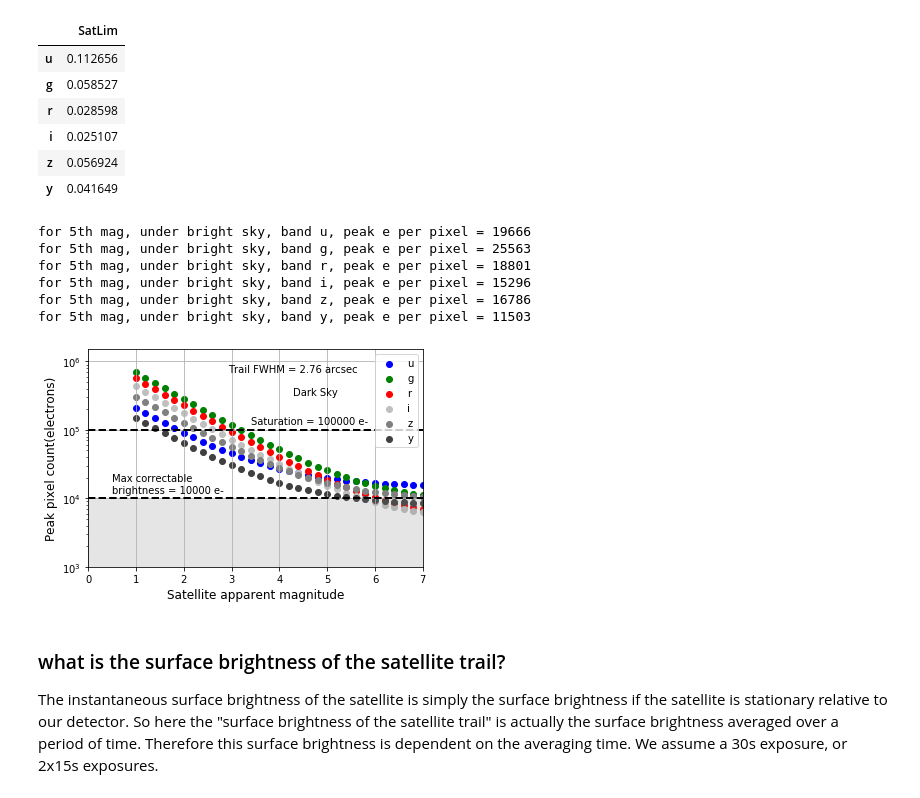
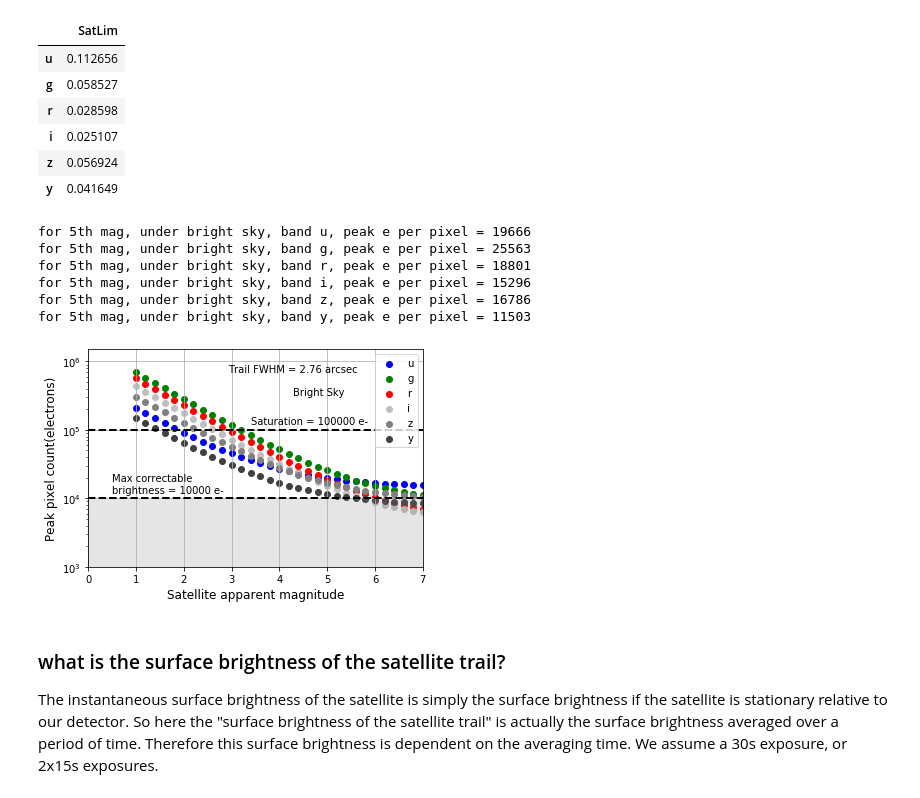
Before and after one commit to bxin/saturation_limit, a Jupyter notebook: saturation_limit_trail.ipynb, the cells around one changed output. Saved outputs shown, nothing was run; the diff lists cells and outputs as text; code cells hidden in the pictures.

```diff
--- a/saturation_limit_trail.ipynb
+++ b/saturation_limit_trail.ipynb
@@ -187,7 +187,7 @@ d_zp = pd.DataFrame(index=filterlist, columns=properties, dtype='float')
 key = 'SatLim'
 for f in system:
     #number of electrons we can accomodate for the source in dt sec
-    ne = (full_well-m5.skyCounts[f]-bias_offset_subtract)/ratio
+    ne = (full_well-m5.skyCounts[f])/ratio
     #number of electrons we can accomodate for this source in 1 sec
     ne = ne/dt
     d_zp[key].loc[f] = (m5.Zp_t[f]-2.5*np.log10(ne))
@@ -230,7 +230,7 @@ for i,f in enumerate(filterlist):
     for m in range(31):
         mag = 1 + 0.2 * m
         mags.append(mag)
-        npeak = adu0*10**(-mag/2.5)+m5.skyCounts[f]+bias_offset_subtract
+        npeak = adu0*10**(-mag/2.5)+m5.skyCounts[f]
         npeaks.append(npeak)
     plt.scatter(mags, npeaks, label=f, color=colors[i])
     #print(npeak)
@@ -335,6 +283,3 @@ skyCounts = {}
 for f in system:
     skyCount = 10**((0.4+m5.skyMag[f]-skyBrightMag[f])/2.5)*m5.skyCounts[f] # we can actually simply calculate sky count this way.
     skyCounts[f]=skyCount
-    fNorm1, skyCount1 = darkskyMag2Count(skyBrightMag[f]-0.4, f, hardware[f], photParams_std)
-    fNorm2, skyCount2 = brightskyMag2Count(skyBrightMag[f]-0.4, f, hardware[f], photParams_std)
-    print('%.2f, %.2f, %.2f, %.2f, %.2f'%(skyCount, skyCount1, skyCount2, skyCount-skyCount1 , skyCount-skyCount2)) # this is just to double check
@@ -351,7 +289,7 @@ d_zp_bright = pd.DataFrame(index=filterlist, columns=properties, dtype='float')
 for f in system:
     key = 'SatLim'
     #number of electrons we can accomodate for the source in dt sec
-    ne = (full_well-skyCounts[f]-bias_offset_subtract)/ratio
+    ne = (full_well-skyCounts[f])/ratio
     #number of electrons we can accomodate for this source in 1 sec
     ne = ne/(dt)
     d_zp_bright[key].loc[f] = (m5.Zp_t[f]-2.5*np.log10(ne))
@@ -380,39 +318,39 @@ for i,f in enumerate(filterlist):
         # what about dt seconds
         ne *= dt
         # how many fall into the center pixel? on top of the background and others
-        npeak = ne*pRatio+ skyCounts[f]+bias_offset_subtract
+        npeak = ne*pRatio+ skyCounts[f]
         npeaks.append(npeak)
         d_plot_zp_bright.SatLimFromPlot.loc[f] = mags[np.argmax(np.array(npeaks)<full_well)]
         if mag==5.0:
             peak_e_mag_5.append(npeak)
             print('for 5th mag, under bright sky, band %s, peak e per pixel = %.0f'%(f,npeak))
     plt.scatter(mags, npeaks, label=f, color=colors[i])
     #print(npeak)
     #break
 plt.plot([0,7.0],[xtalk_limit, xtalk_limit], ls = '--', lw = 2, color='black')
 plt.text(0.5, xtalk_limit*1.80, "Max correctable", color = 'black')
 plt.text(0.5, xtalk_limit*1.20, "brightness = %d e-"%xtalk_limit, color = 'black')
 plt.plot([0,7.0],[full_well2, full_well2], ls = '--', lw = 2, color='black')
 plt.text(3.4, full_well2*1.20, "Saturation = %d e-"%full_well2, color = 'black')
 plt.text(0.45, 0.8, "Trail FWHM = %.2f arcsec"%fwhm, color = 'black', transform=fig.transFigure)
-plt.text(0.6, 0.72, "Dark Sky", color = 'black', transform=fig.transFigure)
+plt.text(0.6, 0.72, "Bright Sky", color = 'black', transform=fig.transFigure)
 plt.legend(loc='upper right')
 plt.fill_between([0,7.0], [xtalk_limit, xtalk_limit], facecolor='grey', alpha=0.2)
 plt.yscale('log')
 plt.xlim(0,7.0)
 plt.ylim(1e3, 1.5e6)
 plt.grid()
 plt.xlabel('Satellite apparent magnitude', fontsize=12)
 plt.ylabel('Peak pixel count(electrons)', fontsize=12);
 plt.savefig('Peak_count_by_band_trail_brightSky.pdf')
 # %% [output]
 for 5th mag, under bright sky, band u, peak e per pixel = 19666
 for 5th mag, under bright sky, band g, peak e per pixel = 25563
 for 5th mag, under bright sky, band r, peak e per pixel = 18801
 for 5th mag, under bright sky, band i, peak e per pixel = 15296
 for 5th mag, under bright sky, band z, peak e per pixel = 16786
 for 5th mag, under bright sky, band y, peak e per pixel = 11503
-[figure, old version]
+[figure, new version]
 # %% [markdown]
 ### what is the surface brightness of the satellite trail?
 The instantaneous surface brightness of the satellite is simply the surface brightness if the satellite is stationary relative to our detector.
```
Also changed, not shown: parts of 12 cells of this notebook, 2 other files.
